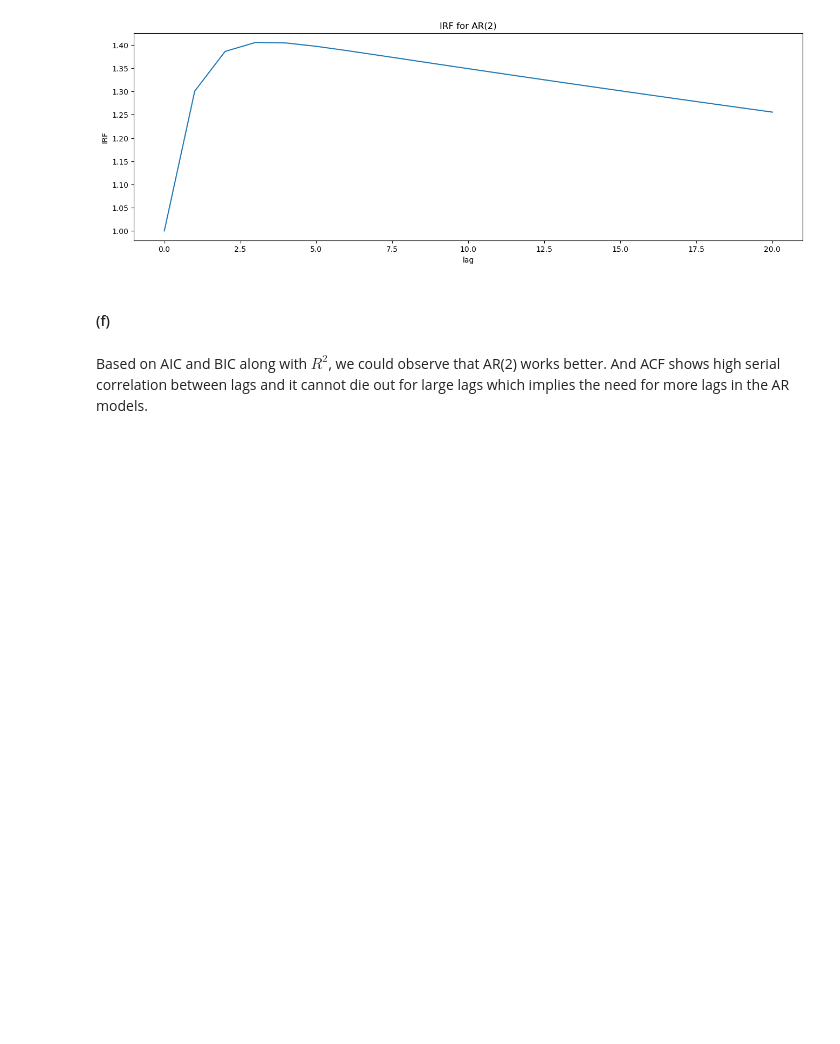
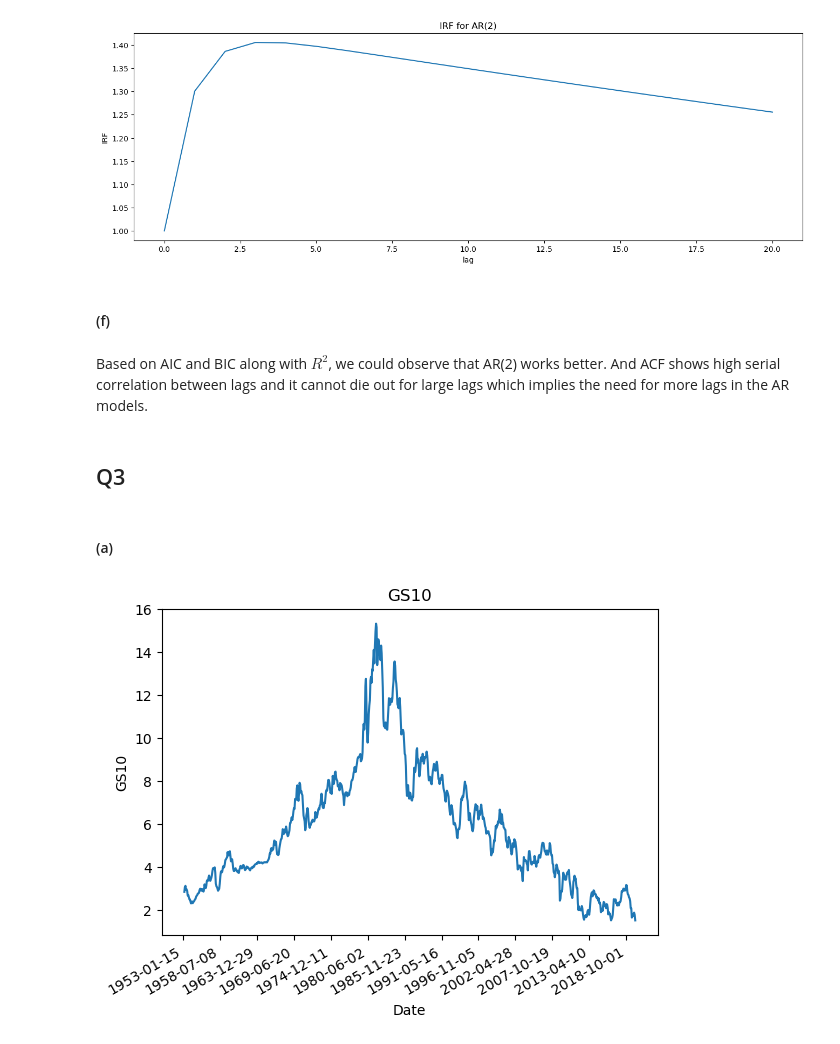
Before and after one commit to lmaksymenko/BerkeleyCourses, a Jupyter notebook: MFE230E/Answers_to_PS2_230E.ipynb, the cells around one changed output. Drawn from its saved outputs; the diff is of its cells as text; code cells hidden in the pictures; blank space fills up the shorter version.

```diff
--- a/MFE230E/Answers_to_PS2_230E.ipynb
+++ b/MFE230E/Answers_to_PS2_230E.ipynb
@@ -274,3 +274,14 @@ plt.show()
 #### (f)
 # %% [markdown]
 Based on AIC and BIC along with $R^2$, we could observe that AR(2) works better. And ACF shows high serial correlation between lags and it cannot die out for large lags which implies the need for more lags in the AR models.
+# %% [markdown]
+## Q3
+# %%
+import pandas as pd
+import numpy as np
+import matplotlib.pyplot as plt
+from statsmodels.tsa.stattools import adfuller
+data=pd.read_csv('GS10.csv')
+data.set_index('DATE',inplace=True)
+# %% [markdown]
+#### (a)
@@ -276,0 +308,15 @@ Based on AIC and BIC along with $R^2$, we could observe that AR(2) works better.
+# %%
+data.index=pd.to_datetime(data.index)
+# %%
+import matplotlib.dates as mdates
+fig, ax = plt.subplots()
+ax.plot(data.index, data['GS10'])
+ax.xaxis.set_major_formatter(mdates.DateFormatter('%Y-%m-%d'))
+ax.xaxis.set_major_locator(mdates.DayLocator(interval=2000))
+ax.set_xlabel('Date')
+ax.set_ylabel('GS10')
+plt.title('GS10')
+plt.gcf().autofmt_xdate()
+plt.show()
+# %% [output]
+[figure, added]
```
Also changed, not shown: parts of 27 cells of this notebook, 2 other files.
